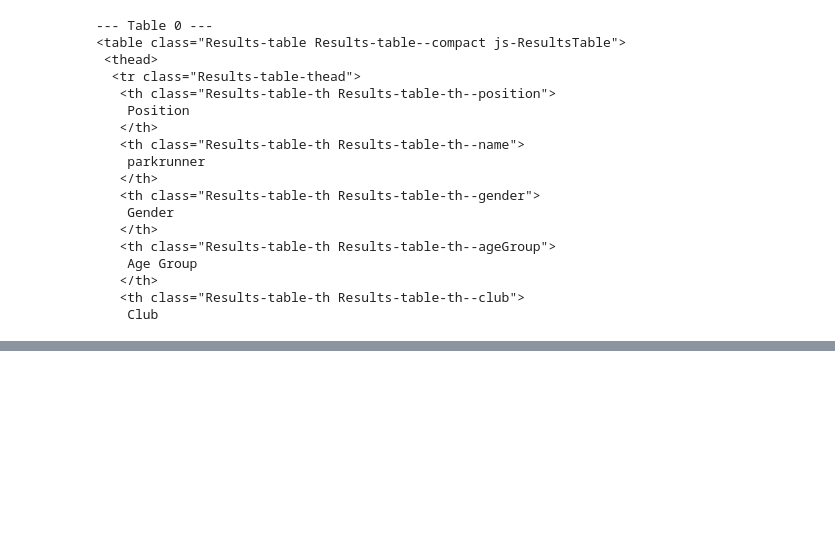
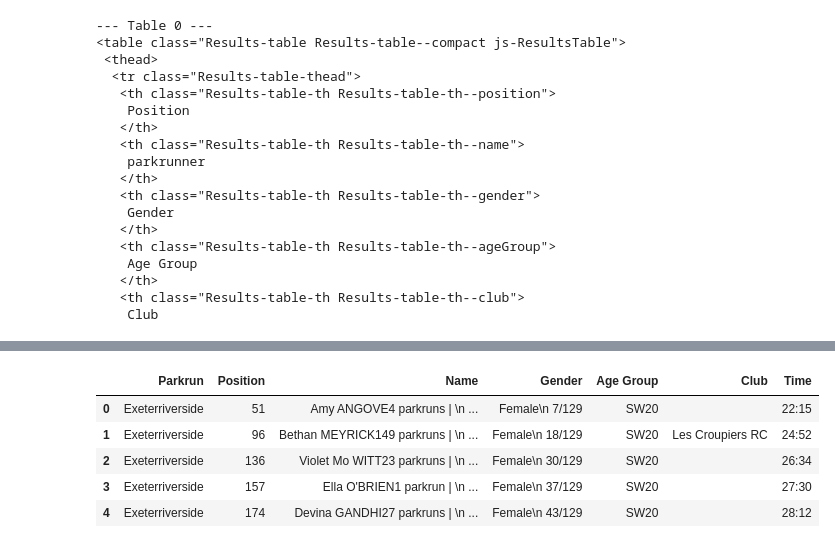
Before and after one commit to skyeL323/empirical-project, a Jupyter notebook: web_scrape_parkrun.ipynb, the cells around one changed output, grey strips where cells are left out. Saved outputs shown, nothing was run; the diff lists cells and outputs as text; code cells hidden in the pictures; blank space fills up the shorter version.

```diff
--- a/web_scrape_parkrun.ipynb
+++ b/web_scrape_parkrun.ipynb
@@ -307,0 +338,9 @@ filtered_df.head()
+# %%
+all_results.head()
+# %% [output]
+|  | Parkrun | Position | Name | Gender | Age Group | Club | Time |
+| 0 | Exeterriverside | 51 | Amy ANGOVE4 parkruns | \n ... | Female\n 7/129 | SW20 |  | 22:15 |
+| 1 | Exeterriverside | 96 | Bethan MEYRICK149 parkruns | \n ... | Female\n 18/129 | SW20 | Les Croupiers RC | 24:52 |
+| 2 | Exeterriverside | 136 | Violet Mo WITT23 parkruns | \n ... | Female\n 30/129 | SW20 |  | 26:34 |
+| 3 | Exeterriverside | 157 | Ella O'BRIEN1 parkrun | \n ... | Female\n 37/129 | SW20 |  | 27:30 |
+| 4 | Exeterriverside | 174 | Devina GANDHI27 parkruns | \n ... | Female\n 43/129 | SW20 |  | 28:12 |
```
Also changed, not shown: parts of 17 cells of this notebook, 3 other files.
